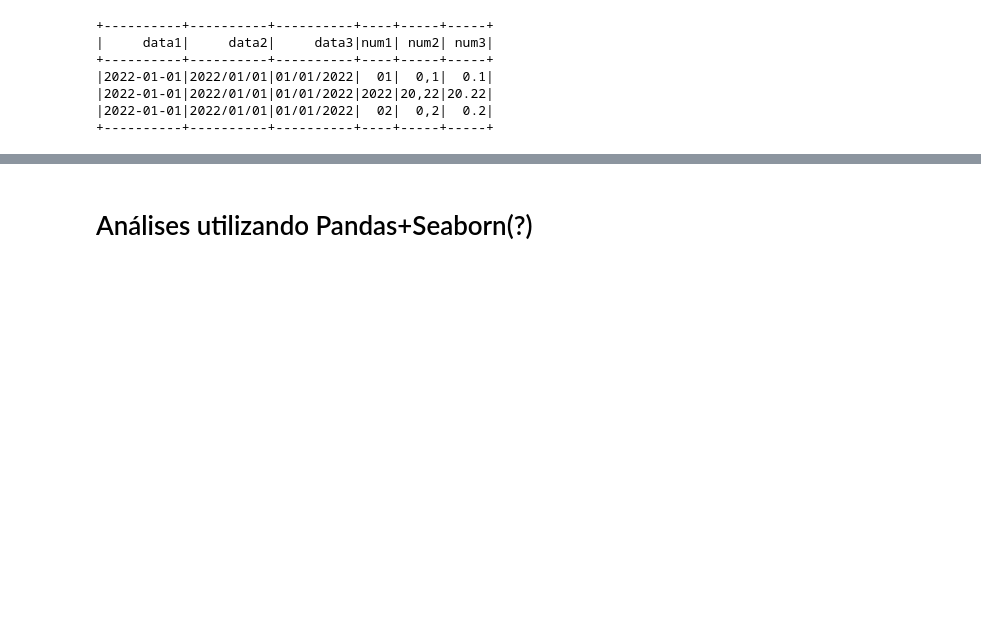
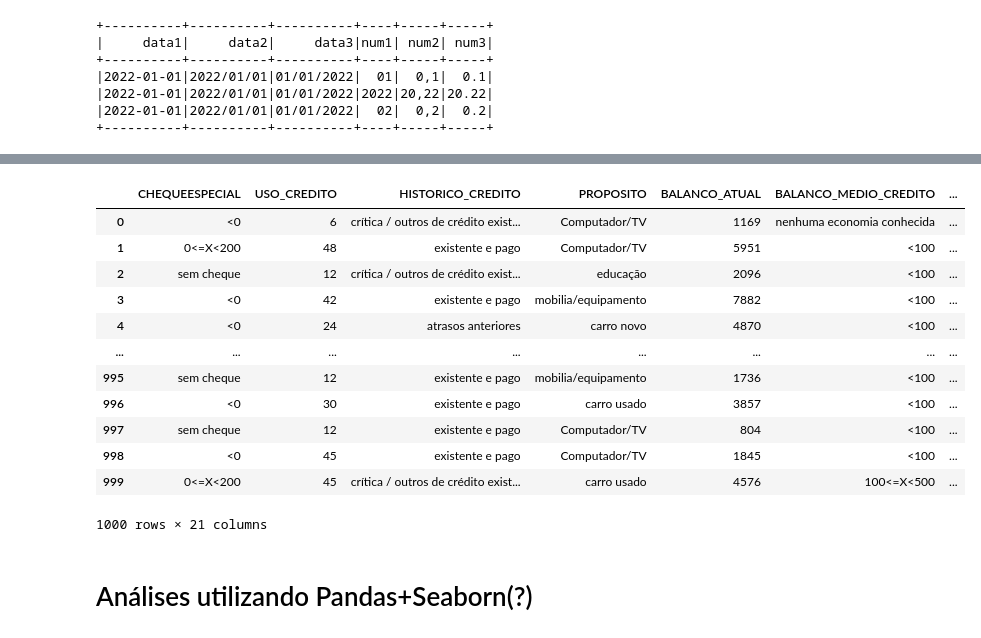
Before and after one commit to lauraalexandria/cursos-python, a Jupyter notebook: analises_iniciais.ipynb, the cells around one changed output, grey strips where cells are left out. Cells and saved outputs as stored; diff of their text form; code cells hidden in the pictures; blank space fills up the shorter version.

```diff
--- a/analises_iniciais.ipynb
+++ b/analises_iniciais.ipynb
@@ -417,7 +417,7 @@ url_github = 'https://raw.githubusercontent.com/lauraalexandria/cursos_python/ma
 
 pd_df = pd.read_csv(url_github, sep=";", encoding="latin_1")
 spark_df = spark.createDataFrame(pd_df)
-spark_df = spark_df.withColumn("id", f.row_number().over(Window().orderBy(f.lit('A'))))
+spark_df = spark_df.withColumn("id", f.row_number().over(Window.orderBy(f.monotonically_increasing_id())))
 # df["teste"] = np.repeat([",", ".", "-", "/"], 250, axis=0)
 
 chave_id = "id"
@@ -781,3 +766,19 @@ All metrics are the same.
+# %%
+spark_df.toPandas()
+# %% [output]
+|  | CHEQUEESPECIAL | USO_CREDITO | HISTORICO_CREDITO | PROPOSITO | BALANCO_ATUAL | BALANCO_MEDIO_CREDITO | ... |
+| 0 | <0 | 6 | crítica / outros de crédito exist... | Computador/TV | 1169 | nenhuma economia conhecida | ... |
+| 1 | 0<=X<200 | 48 | existente e pago | Computador/TV | 5951 | <100 | ... |
+| 2 | sem cheque | 12 | crítica / outros de crédito exist... | educação | 2096 | <100 | ... |
+| 3 | <0 | 42 | existente e pago | mobilia/equipamento | 7882 | <100 | ... |
+| 4 | <0 | 24 | atrasos anteriores | carro novo | 4870 | <100 | ... |
+| ... | ... | ... | ... | ... | ... | ... | ... |
+| 995 | sem cheque | 12 | existente e pago | mobilia/equipamento | 1736 | <100 | ... |
+| 996 | <0 | 30 | existente e pago | carro usado | 3857 | <100 | ... |
+| 997 | sem cheque | 12 | existente e pago | Computador/TV | 804 | <100 | ... |
+| 998 | <0 | 45 | existente e pago | Computador/TV | 1845 | <100 | ... |
+| 999 | 0<=X<200 | 45 | crítica / outros de crédito exist... | carro usado | 4576 | 100<=X<500 | ... |
+1000 rows × 21 columns
 # %% [markdown]
 # Análises utilizando Pandas+Seaborn(?)
 # %%
```
Also changed, not shown: parts of 8 cells of this notebook.
